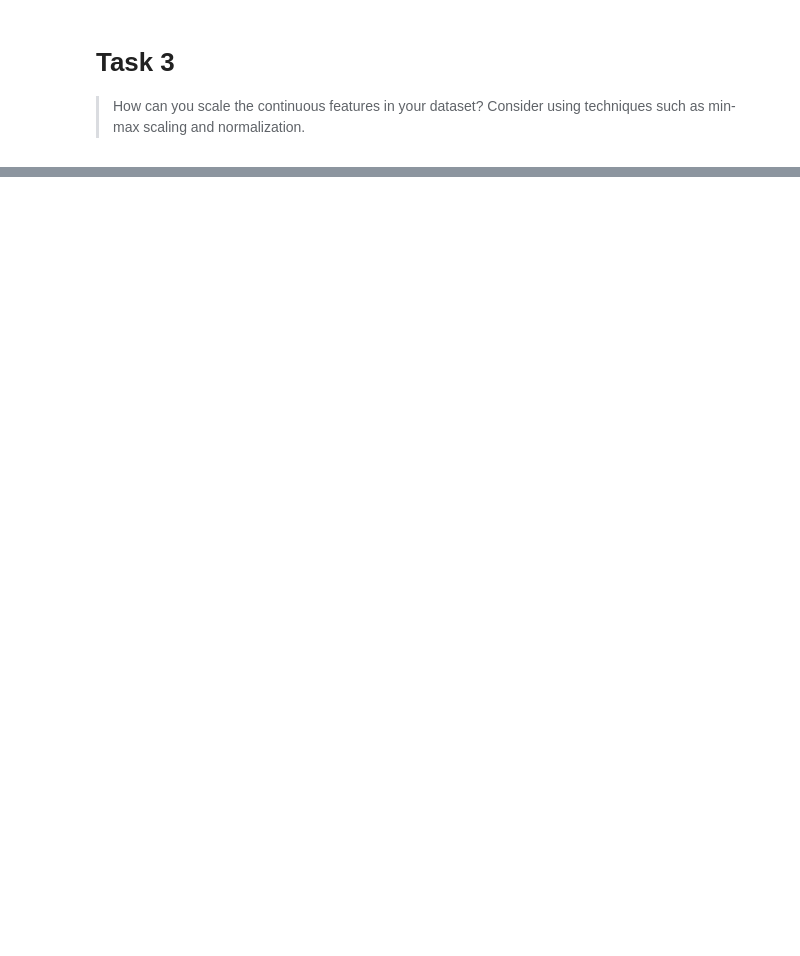
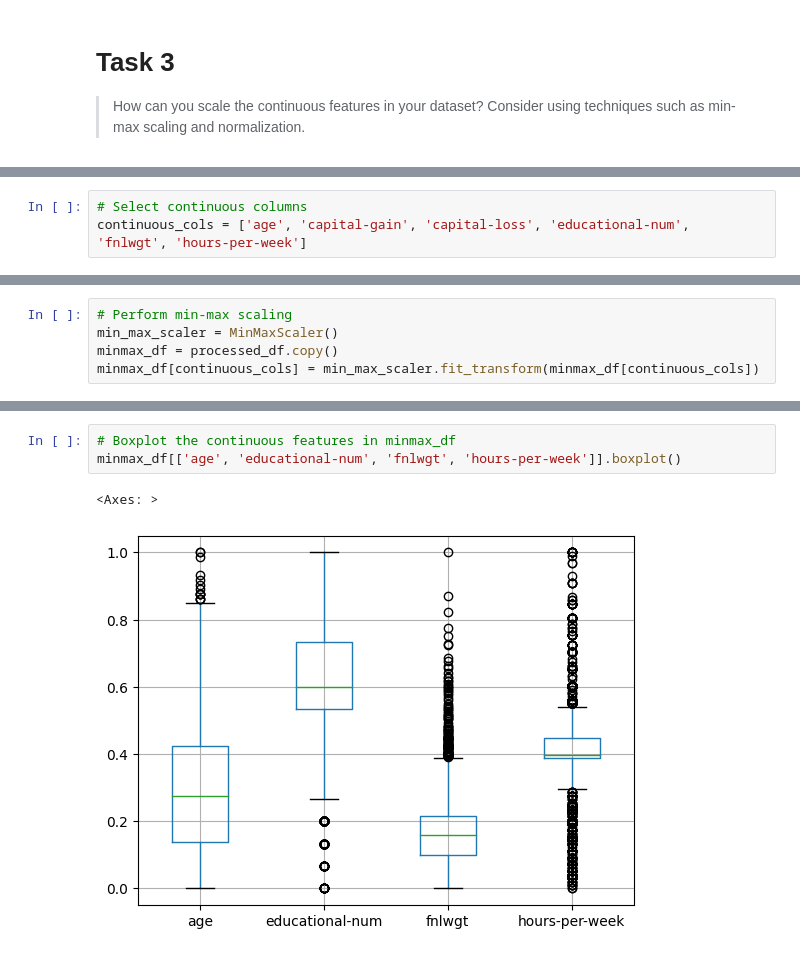
Before and after one commit to Jonson26/DSH-Pase2-Group1, a Jupyter notebook: Phase2_Group1_Session2.ipynb, the cells around one changed output, grey strips where cells are left out. Cells and saved outputs as stored; diff of their text form; blank space fills up the shorter version.

```diff
--- a/Phase2_Group1_Session2.ipynb
+++ b/Phase2_Group1_Session2.ipynb
@@ -358,0 +346,3 @@ processed_df.head()
+# %%
+# Select continuous columns
+continuous_cols = ['age', 'capital-gain', 'capital-loss', 'educational-num', 'fnlwgt', 'hours-per-week']
@@ -358,0 +355,5 @@ processed_df.head()
+# %%
+# Perform min-max scaling
+min_max_scaler = MinMaxScaler()
+minmax_df = processed_df.copy()
+minmax_df[continuous_cols] = min_max_scaler.fit_transform(minmax_df[continuous_cols])
@@ -358,0 +381,6 @@ processed_df.head()
+# %%
+# Boxplot the continuous features in minmax_df
+minmax_df[['age', 'educational-num', 'fnlwgt', 'hours-per-week']].boxplot()
+# %% [output]
+<Axes: >
+[figure, added]
```
Also changed, not shown: parts of 12 cells of this notebook.
